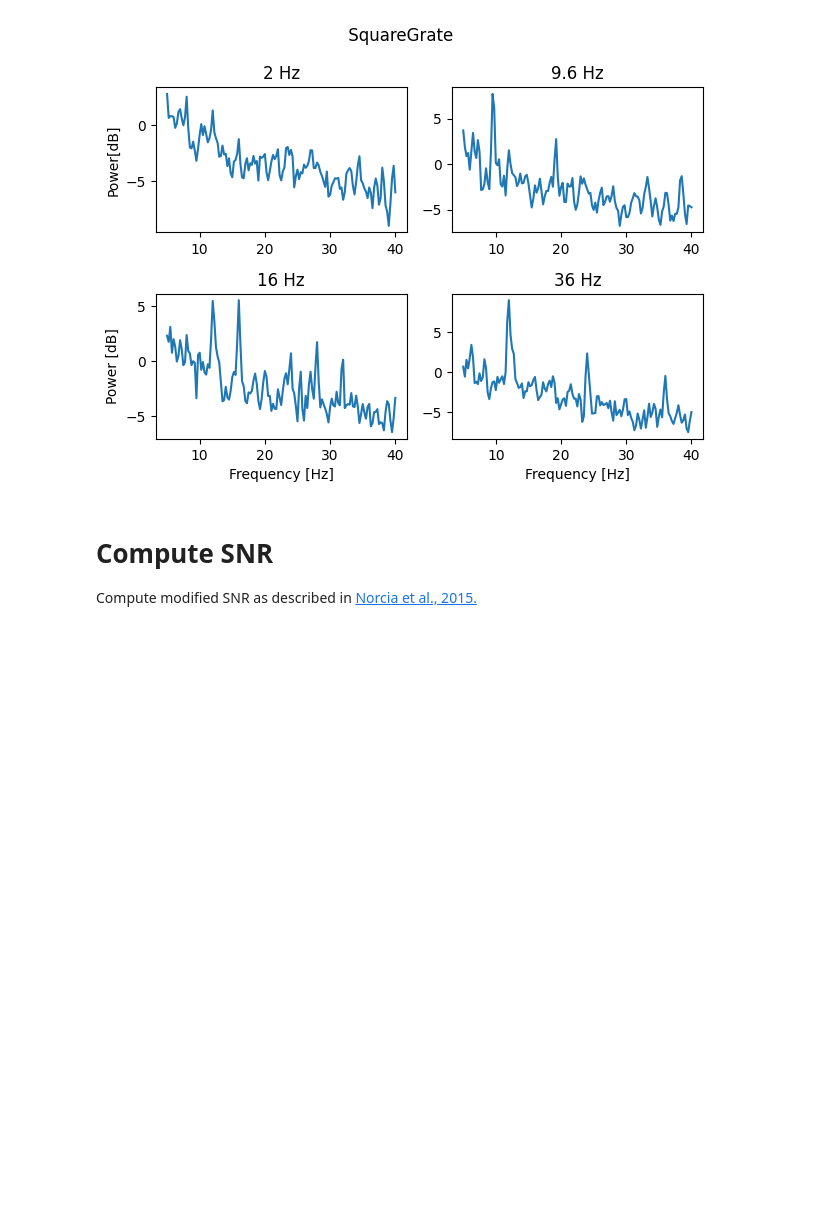
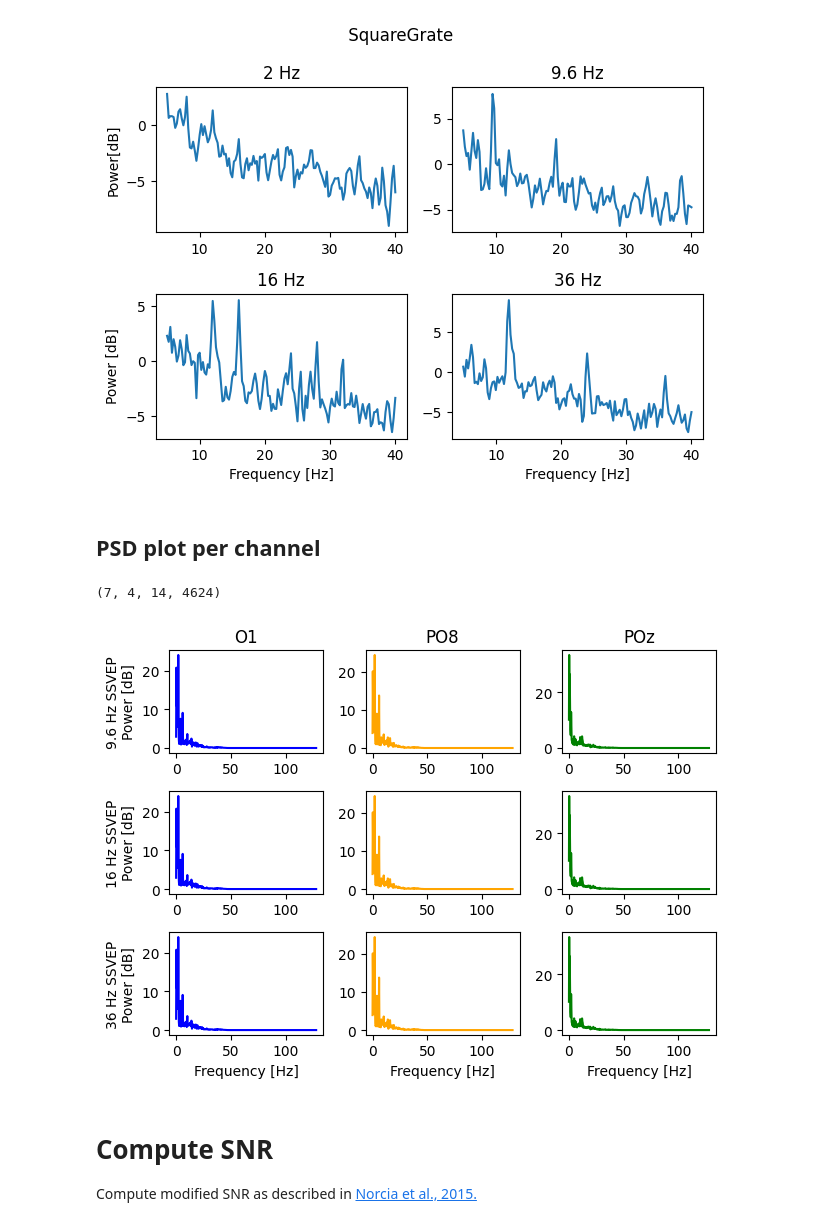
Before and after one commit to kirtonBCIlab/easy-on-the-eyes, a Jupyter notebook: eeg_snr_batch.ipynb, the cells around one changed output. Cells and saved outputs as stored; diff of their text form; code cells hidden in the pictures; blank space fills up the shorter version.

Commit message:
Added plot for PSD

```diff
--- a/eeg_snr_batch.ipynb
+++ b/eeg_snr_batch.ipynb
@@ -19,7 +20,7 @@ from Functions import processing
 # %%
 # List of file names to be processed
 files = [
-    "sub-P004_ses-S001_task-T1_run-001_eeg copy"
+    "sub-P005_ses-S002_task-T1_run-001_eeg"
 ]
 
 #  "sub-P003_ses-S001_task-T1_run-001_eeg",
@@ -58,7 +59,6 @@ unique_subject_ids = list(set(subject_ids))
 eeg_epochs = [None] * len(files)
 settings = [None] * len(files)
 
-
 # Import data
 for f, file in enumerate(files):
     # Import EEG data
@@ -67,3 +67,7 @@ for f, file in enumerate(files):
     # Import settings
     with open(f"Data\{file}.json", "r") as file_object:
         settings[f] = json.load(file_object)
+
+# Get ch names from first file
+[eeg_stream, _,] = data_tools.import_data_byType_noPython(fr"Data\{files[0]}.xdf")
+ch_names = eeg_stream.ch_names
@@ -137,6 +145,55 @@ if plot_psd:
 [figure]
 [figure]
 [figure]
+# %% [markdown]
+## PSD plot per channel
+# %%
+eeg_epochs[0].shape
+# %% [output]
+(7, 4, 14, 4624)
+# %%
+import matplotlib.pyplot as plt
+
+# Variables to select stimulus type and channel names
+file_to_plot = 0  # Index of the file to be plotted
+trial_to_plot = 0  # Index of the trial to be plotted
+stimulus_type = 0  # Index of the stimulus type
+plot_channels = ['O1', 'PO8', 'POz']  # List of channel names
+colors = ['blue', 'orange', 'green']
+
+# Create a 3 by 3 subfigure matrix
+fig, axes = plt.subplots(3, 3)
+
+# Iterate over the rows (stimulus frequency)
+for row in range(3):
+    # Iterate over the columns (channel names)
+    for col in range(3):
+        # Get the index of the channel name
+        channel_index = eeg_stream.ch_names.index(plot_channels[col])
+
+        # Plot the eeg_pxx for the selected stimulus type and channel
+        axes[row, col].plot(
+            eeg_f[file_to_plot],
+            eeg_pxx[file_to_plot][stimulus_type, trial_to_plot, channel_index, :],
+            color=colors[col])
+
+axes[0,0].set_title(plot_channels[0])
+axes[0,1].set_title(plot_channels[1])
+axes[0,2].set_title(plot_channels[2])
+axes[2,0].set_xlabel("Frequency [Hz]")
+axes[2,1].set_xlabel("Frequency [Hz]")
+axes[2,2].set_xlabel("Frequency [Hz]")
+axes[0,0].set_ylabel("9.6 Hz SSVEP\nPower [dB]")
+axes[1,0].set_ylabel("16 Hz SSVEP\nPower [dB]")
+axes[2,0].set_ylabel("36 Hz SSVEP\nPower [dB]")
+
+# Adjust the spacing between subplots
+plt.tight_layout()
+
+# Show the plot
+plt.show()
+# %% [output]
+[figure, added]
 # %% [markdown]
 # Compute SNR
 
```
Also changed, not shown: parts of 2 cells of this notebook.
